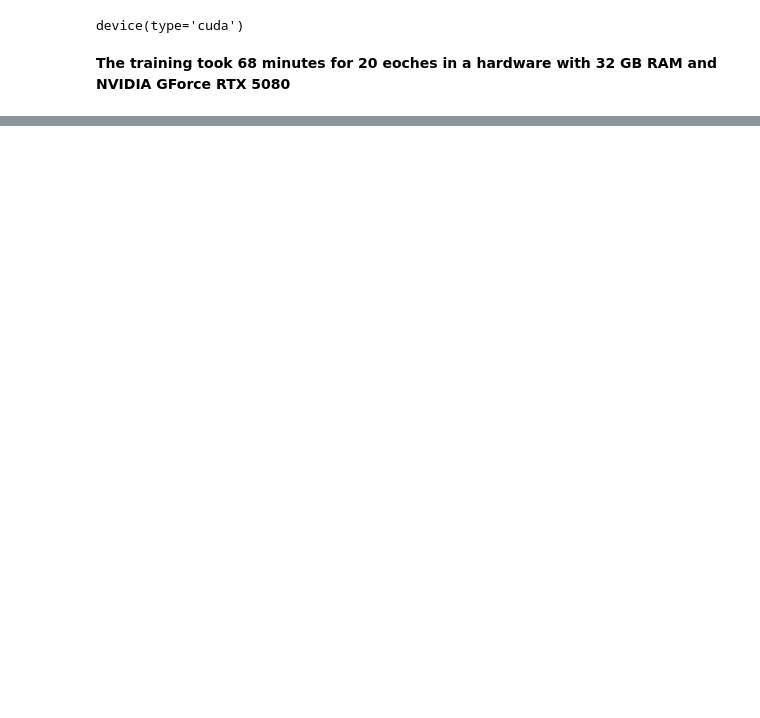
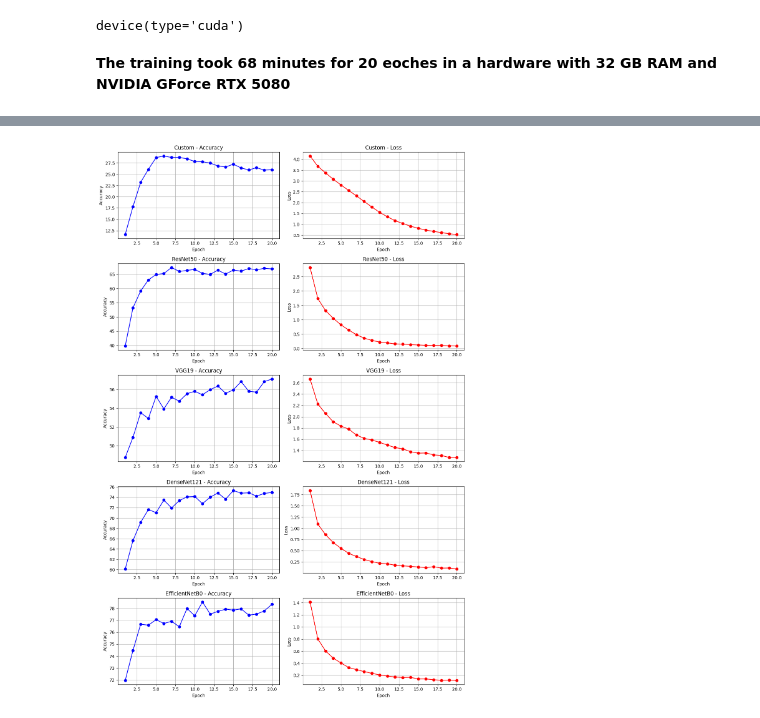
Before and after one commit to alhu22/DeepMachineLearning, a Jupyter notebook: Assignment1/notebook.ipynb, the cells around one changed output, grey strips where cells are left out. Drawn from its saved outputs; the diff is of its cells as text; code cells hidden in the pictures; blank space fills up the shorter version.

```diff
--- a/Assignment1/notebook.ipynb
+++ b/Assignment1/notebook.ipynb
@@ -79,8 +79,14 @@ resnet.fc = nn.Linear(resnet.fc.in_features, num_classes)  # update output layer
 vgg = vgg19(pretrained=True)
 print("VGG19 original output classes:", vgg.classifier[-1].out_features)
 vgg.classifier[-1] = nn.Linear(vgg.classifier[-1].in_features, num_classes)
+vgg.classifier[-1] = nn.Linear(vgg.classifier[-1].in_features, num_classes)
 
+# -----------------------------
+# Freeze all convolutional layers
+for param in vgg.features.parameters():
+    param.requires_grad = False
 # --------- DenseNet-121 ---------
+
 densenet = densenet121(pretrained=True)
 print("DenseNet-121 original output classes:", densenet.classifier.out_features)
 densenet.classifier = nn.Linear(densenet.classifier.in_features, num_classes)
@@ -249,3 +237,42 @@ with torch.no_grad():
 
 
 make_plots(classes, images_list, preds_list)
+# %%
+import json
+import matplotlib.pyplot as plt
+
+# 1. Load the metrics from the JSON file
+with open("metrics.json", "r") as f:
+    metrics = json.load(f)
+
+# List of the model names
+model_names = ['Custom', 'ResNet50', 'VGG19', 'DenseNet121', 'EfficientNetB0']
+
+# 2. Create a 5x2 figure
+fig, axes = plt.subplots(nrows=5, ncols=2, figsize=(12, 18))
+
+# 3. Iterate through each model and plot accuracy and loss
+for i, name in enumerate(model_names):
+    acc_key = f"{name}Accuracy"
+    loss_key = f"{name}Loss"
+    epochs_range = range(1, len(metrics[acc_key]) + 1)
+
+    # Plot Accuracy (Left Column)
+    axes[i, 0].plot(epochs_range, metrics[acc_key], marker='o', color='b', linestyle='-')
+    axes[i, 0].set_title(f'{name} - Accuracy')
+    axes[i, 0].set_xlabel('Epoch')
+    axes[i, 0].set_ylabel('Accuracy')
+    axes[i, 0].grid(True)
+
+    # Plot Loss (Right Column)
+    axes[i, 1].plot(epochs_range, metrics[loss_key], marker='o', color='r', linestyle='-')
+    axes[i, 1].set_title(f'{name} - Loss')
+    axes[i, 1].set_xlabel('Epoch')
+    axes[i, 1].set_ylabel('Loss')
+    axes[i, 1].grid(True)
+
+# Adjust layout to prevent overlap and display the plot
+plt.tight_layout()
+plt.show()
+# %% [output]
+[figure, added]
```
Also changed, not shown: parts of 3 cells of this notebook.
